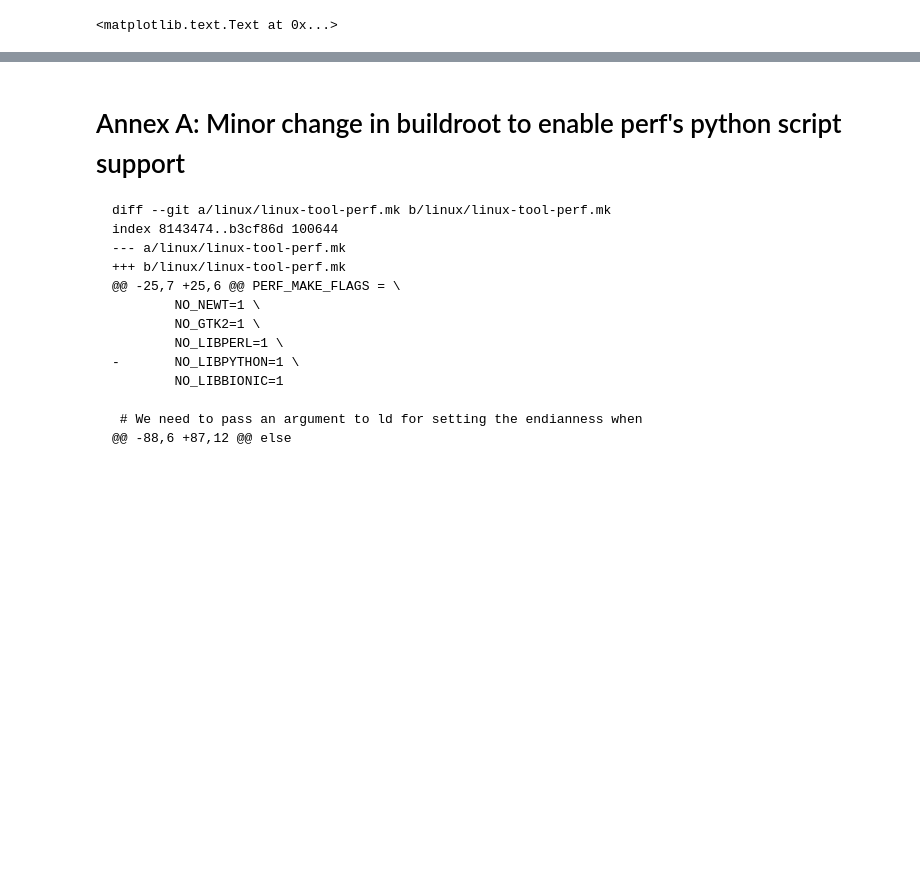
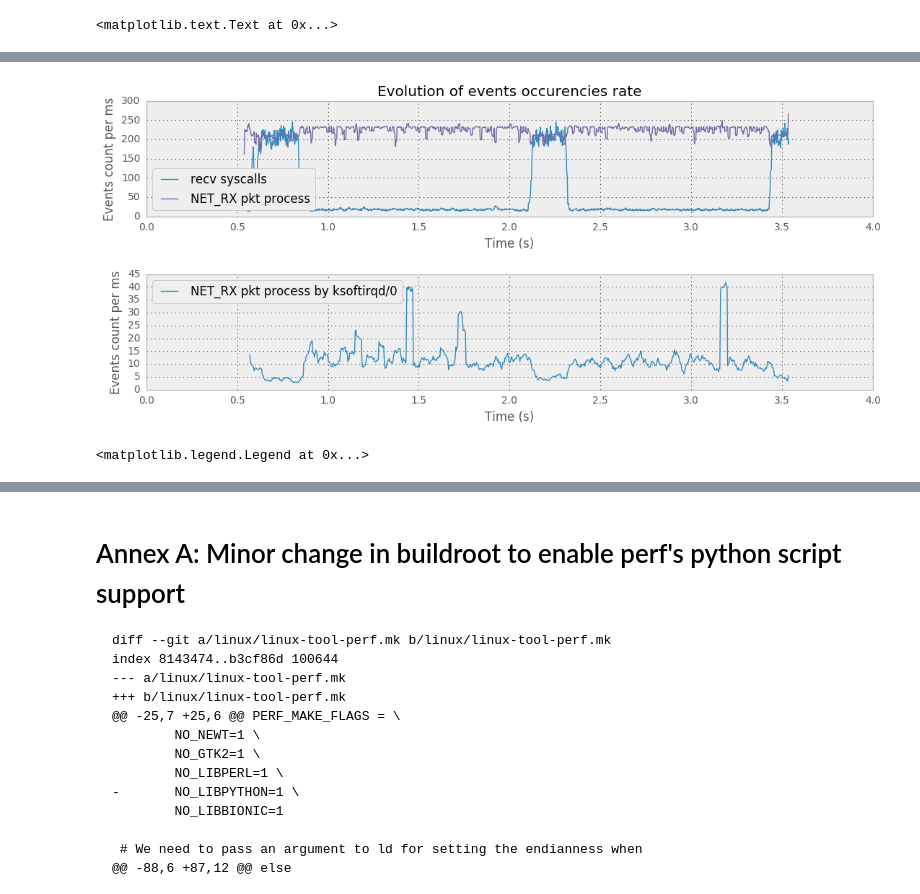
Before and after one commit to aberlemont/notes-on-linux-and-performance, a Jupyter notebook: net/network_reception_part1.ipynb, the cells around one changed output, grey strips where cells are left out. Cells and saved outputs as stored; diff of their text form; code cells hidden in the pictures; blank space fills up the shorter version.

```diff
--- a/net/network_reception_part1.ipynb
+++ b/net/network_reception_part1.ipynb
@@ -589,0 +554,42 @@ tmp.plot()
+# %%
+fname = '/home/alexis/workspace/tmp_public/recv_1core_ms100.csv'
+df = pd.read_csv(fname)
+df.nsecs -= df.nsecs.iloc[0]
+df['msecs'] = (df.nsecs / 1e6).astype(int)
+
+fig, plots = plt.subplots(2, 1)
+plots = np.ndarray.flatten(plots)
+
+selection = \
+    (df.event == 'raw_syscalls__sys_enter') & \
+    (df.comm == 'netserver')
+df1 = df.loc[selection]
+gp_df1 = df1.groupby('msecs').event.count()
+gp_df1 = gp_df1.rolling(window=10, center=False).mean()
+plots[0].plot(gp_df1.index / 1e3, gp_df1, label='recv syscalls')
+
+selection = df.event == 'net__netif_receive_skb'
+df2 = df.loc[selection]
+gp_df2 = df2.groupby('msecs').event.count()
+gp_df2 = gp_df2.rolling(window=10, center=False).mean()
+plots[0].plot(gp_df2.index / 1e3, gp_df2, label='NET_RX pkt process')
+
+selection = \
+    (df.event == 'net__netif_receive_skb') & \
+    (df.comm == 'ksoftirqd/0')
+df3 = df.loc[selection]
+gp_df3 = df3.groupby('msecs').event.count()
+gp_df3 = gp_df3.rolling(window=10, center=False).mean()
+plots[1].plot(gp_df3.index / 1e3, gp_df3, label='NET_RX pkt process by ksoftirqd/0')
+
+for i in range(len(plots)):
+    plots[i].set_ylabel('Events count per ms')
+    plots[i].set_xlim(0, 4)
+    plots[i].set_xlabel('Time (s)')
+
+plots[0].set_title('Evolution of events occurencies rate')
+plots[0].legend(loc=3)
+plots[1].legend(loc=2)
+# %% [output]
+[figure, added]
+<matplotlib.legend.Legend at 0x...>
```
Also changed, not shown: parts of 17 cells of this notebook.
